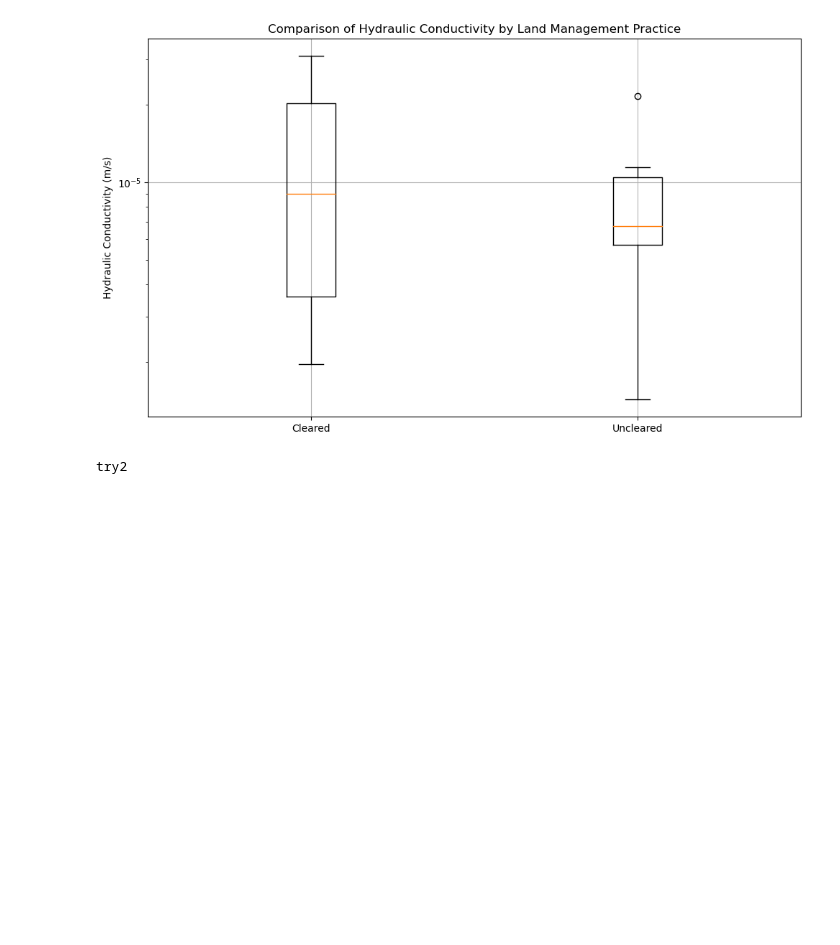
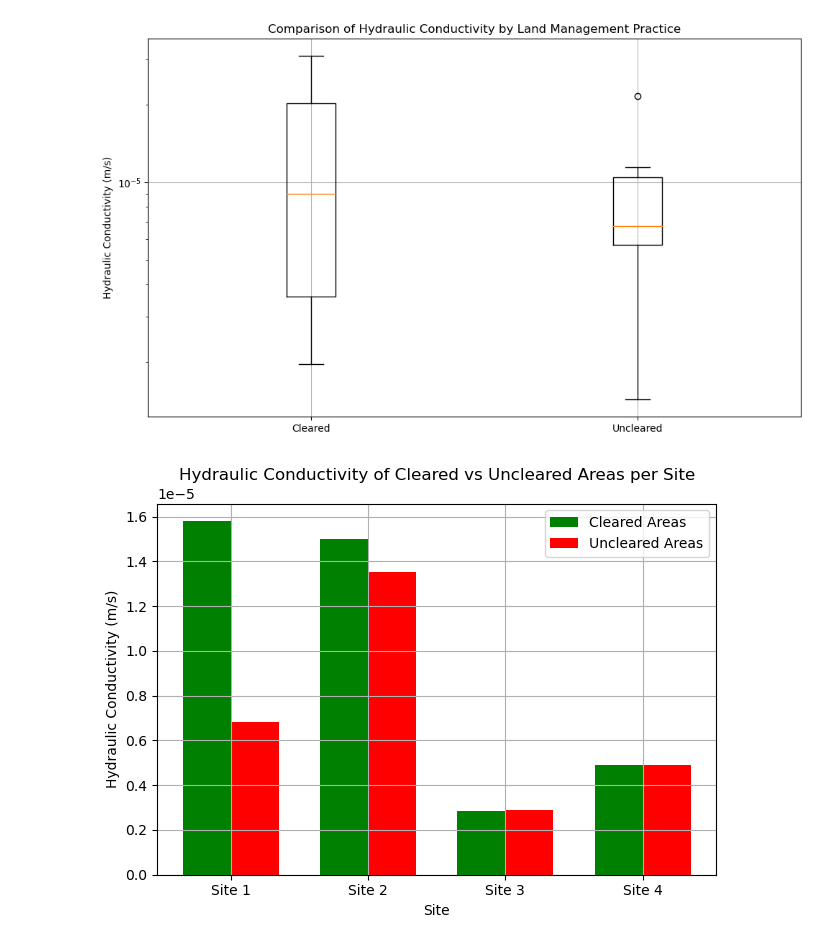
Before and after one commit to camicocozza/MDP_CODE, a Jupyter notebook: MARIOTTE.ipynb, the cells around one changed output. Cells and saved outputs as stored; diff of their text form; code cells hidden in the pictures; blank space fills up the shorter version.

```diff
--- a/MARIOTTE.ipynb
+++ b/MARIOTTE.ipynb
@@ -220,6 +221,46 @@ plt.show()
 # %% [output]
 [figure]
 # %%
-print("try2")
+sites = ['Site 1', 'Site 2', 'Site 3', 'Site 4']
+
+
+cleared = [
+    [9.0e-06, 3.1e-05, 7.4e-06],  # Site 1
+    [1.8e-05, 2.2e-05, 5.0e-06],  # Site 2
+    [1.9e-06, 3.8e-06, np.nan],   # Site 3
+    [np.nan, 6.4e-06, 3.4e-06]    # Site 4
+]
+
+uncleared = [
+    [1.14e-06, 7.4e-06, 1.2e-05],  # Site 1
+    [5.6e-06, 2.1e-05, 1.4e-05],   # Site 2
+    [1.2e-06, 6.1e-06, 1.4e-06],   # Site 3
+    [np.nan, 6.4e-06, 3.4e-06]     # Site 4
+]
+
+avg_cleared = [np.nanmean(site) for site in cleared]
+avg_uncleared = [np.nanmean(site) for site in uncleared]
+
+
+fig, ax = plt.subplots()
+
+
+bar_width = 0.35
+index = np.arange(len(sites))
+
+
+bar1 = ax.bar(index, avg_cleared, bar_width, label='Cleared Areas', color='green')
+bar2 = ax.bar(index + bar_width, avg_uncleared, bar_width, label='Uncleared Areas', color='red')
+
+
+ax.set_xlabel('Site')
+ax.set_ylabel('Hydraulic Conductivity (m/s)')
+ax.set_title('Hydraulic Conductivity of Cleared vs Uncleared Areas per Site')
+ax.set_xticks(index + bar_width / 2)
+ax.set_xticklabels(sites)
+ax.legend()
+plt.savefig("CL_UN_M", dpi = 300)
+# Display the graph
+plt.show()
 # %% [output]
-try2
+[figure, added]
```
Also changed, not shown: parts of 3 cells of this notebook, 1 other file.
